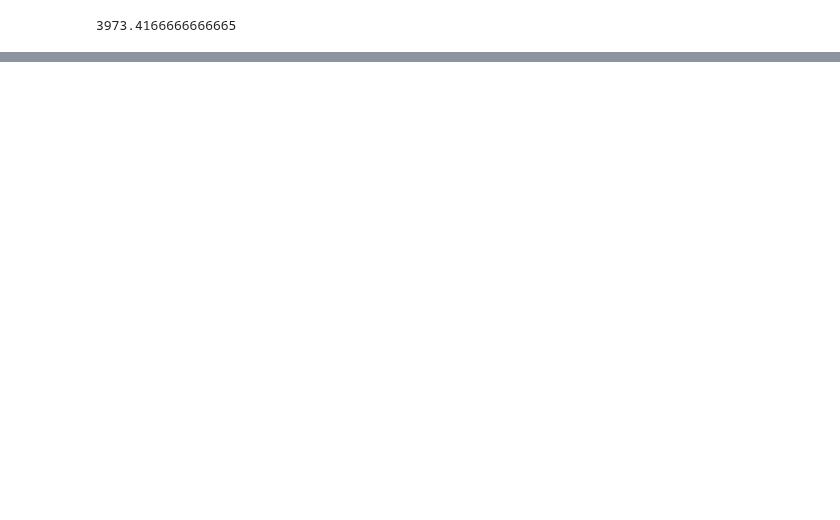
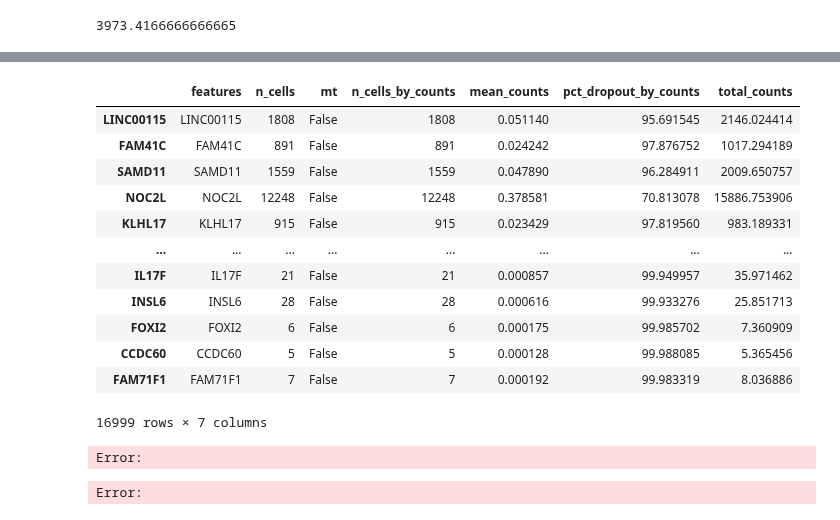
Before and after one commit to williamrobotma/AGrEDA, a Jupyter notebook: thesis_stuff.ipynb, the cells around one changed output, grey strips where cells are left out. Cells and saved outputs as stored; diff of their text form; code cells hidden in the pictures; blank space fills up the shorter version.

```diff
--- a/thesis_stuff.ipynb
+++ b/thesis_stuff.ipynb
@@ -55,0 +137,3 @@ AnnData object with n_obs × n_vars = 47681 × 25614
+# %%
+adata_pdac_sc = sc.read_h5ad("data/pdac/sc_adata/CA001063.h5ad")
+adata_pdac_sc.obs
@@ -55,0 +168,21 @@ AnnData object with n_obs × n_vars = 47681 × 25614
+# %%
+adata_pdac_sc.var
+# %% [output]
+|  | features | n_cells | mt | n_cells_by_counts | mean_counts | pct_dropout_by_counts | total_counts |
+| LINC00115 | LINC00115 | 1808 | False | 1808 | 0.051140 | 95.691545 | 2146.024414 |
+| FAM41C | FAM41C | 891 | False | 891 | 0.024242 | 97.876752 | 1017.294189 |
+| SAMD11 | SAMD11 | 1559 | False | 1559 | 0.047890 | 96.284911 | 2009.650757 |
+| NOC2L | NOC2L | 12248 | False | 12248 | 0.378581 | 70.813078 | 15886.753906 |
+| KLHL17 | KLHL17 | 915 | False | 915 | 0.023429 | 97.819560 | 983.189331 |
+| ... | ... | ... | ... | ... | ... | ... | ... |
+| IL17F | IL17F | 21 | False | 21 | 0.000857 | 99.949957 | 35.971462 |
+| INSL6 | INSL6 | 28 | False | 28 | 0.000616 | 99.933276 | 25.851713 |
+| FOXI2 | FOXI2 | 6 | False | 6 | 0.000175 | 99.985702 | 7.360909 |
+| CCDC60 | CCDC60 | 5 | False | 5 | 0.000128 | 99.988085 | 5.365456 |
+| FAM71F1 | FAM71F1 | 7 | False | 7 | 0.000192 | 99.983319 | 8.036886 |
+16999 rows × 7 columns
+# %%
+df_mouse_sc = pd.read_csv("data/mouse_cortex/GSE115746/GSE115746_cells_exon_counts.csv", index_col=0)
+# %% [output]
+Error:
+Error:
```
Also changed, not shown: parts of 15 cells of this notebook, 2 other files.
